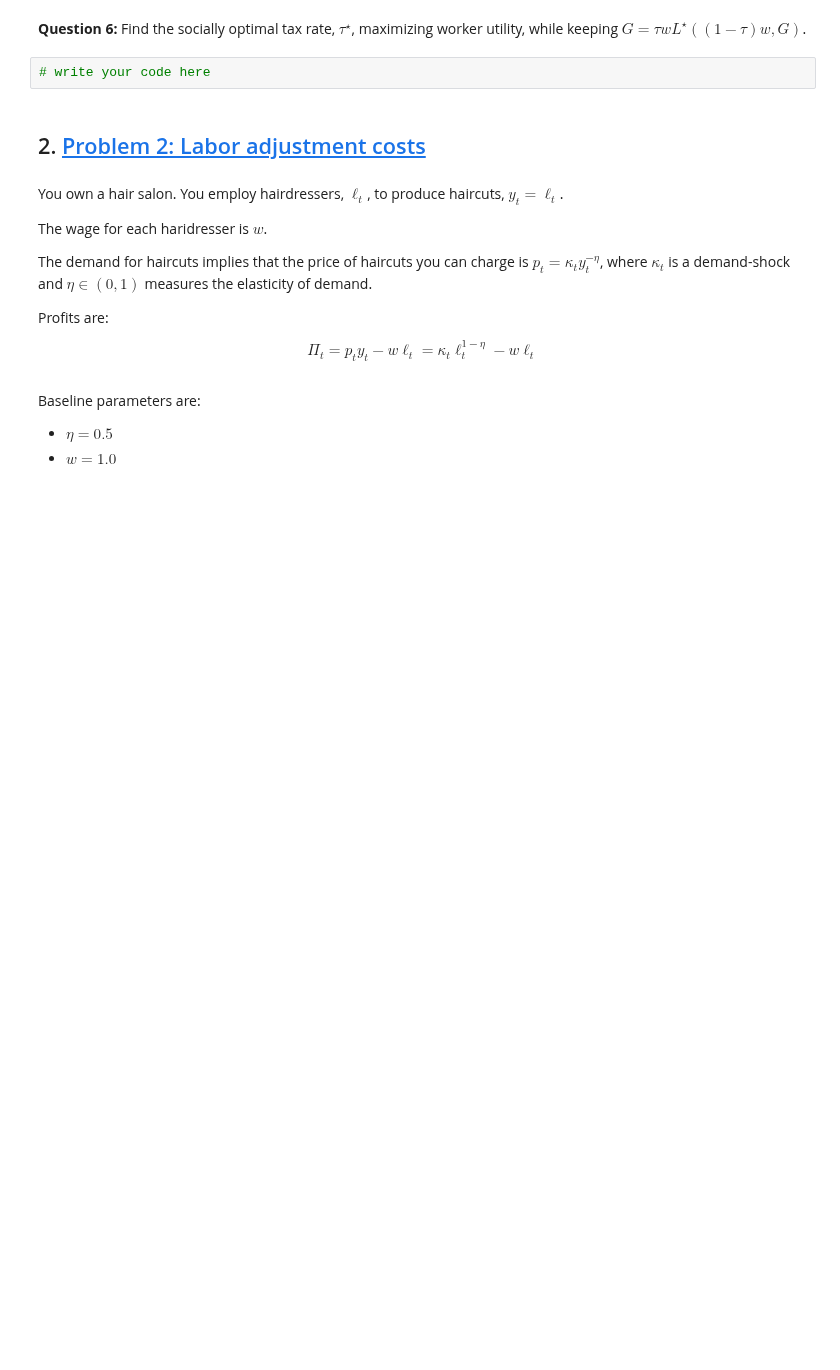
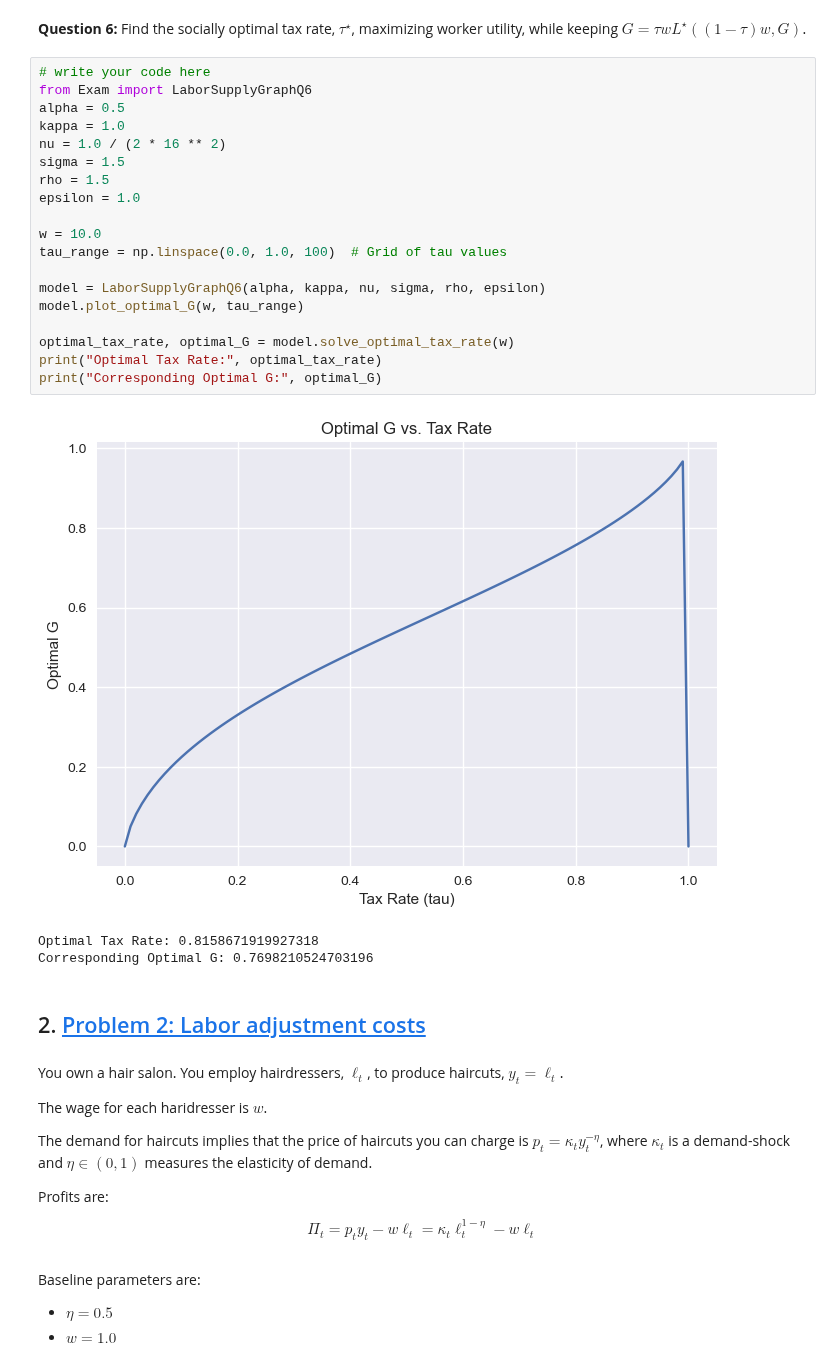
Before and after one commit to NumEconCopenhagen/projects-2023-frederikke-x2-og-sofie, a Jupyter notebook: Exam/Exam-2023-notebook.ipynb, the cells around one changed output. Cells and saved outputs as stored; diff of their text form; blank space fills up the shorter version.

```diff
--- a/Exam/Exam-2023-notebook.ipynb
+++ b/Exam/Exam-2023-notebook.ipynb
@@ -207,7 +231,28 @@ print(f"The optimal G for tau = {tau} is: {optimal_G}")
 # %% [markdown]
 **Question 6:** Find the socially optimal tax rate, $\tau^{\star}$, maximizing worker utility, while keeping $G = \tau w L^{\star}((1-\tau)w,G)$.
-# %%
-# write your code here
+# %%
+# write your code here
+from Exam import LaborSupplyGraphQ6
+alpha = 0.5
+kappa = 1.0
+nu = 1.0 / (2 * 16 ** 2)
+sigma = 1.5
+rho = 1.5
+epsilon = 1.0
+
+w = 10.0
+tau_range = np.linspace(0.0, 1.0, 100)  # Grid of tau values
+
+model = LaborSupplyGraphQ6(alpha, kappa, nu, sigma, rho, epsilon)
+model.plot_optimal_G(w, tau_range)
+
+optimal_tax_rate, optimal_G = model.solve_optimal_tax_rate(w)
+print("Optimal Tax Rate:", optimal_tax_rate)
+print("Corresponding Optimal G:", optimal_G)
+# %% [output]
+[figure, added]
+Optimal Tax Rate: 0.8158671919927318
+Corresponding Optimal G: 0.7698210524703196
 # %% [markdown]
 ## 2. <a id='toc2_'></a>[Problem 2: Labor adjustment costs](#toc0_)
 # %% [markdown]
```
Also changed, not shown: parts of 7 cells of this notebook, 1 other file.
